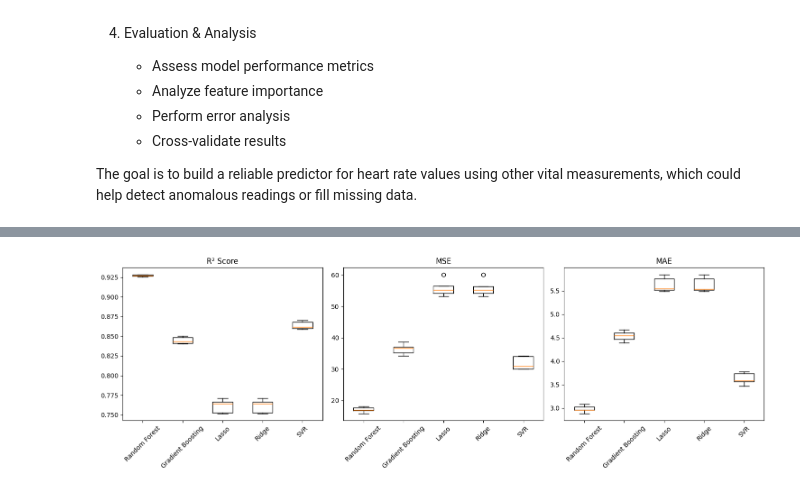
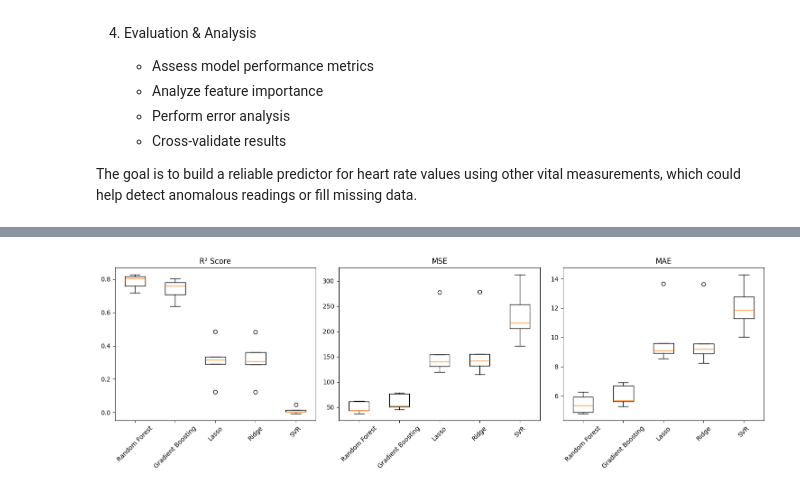
Before and after one commit to scscodes/standalone-notebooks, a Jupyter notebook: 02_supervised.ipynb, the cells around one changed output, grey strips where cells are left out. Saved outputs shown, nothing was run; the diff lists cells and outputs as text; code cells hidden in the pictures.

```diff
--- a/02_supervised.ipynb
+++ b/02_supervised.ipynb
@@ -77,18 +115,21 @@ X = df[feature_cols]
 """
 Feature Engineering: PCA Transformation
 ------------------------------------
-1. Scale features for PCA
+Applies PCA to already-scaled features for dimensionality reduction.
+
+Process:
+1. Apply PCA to scaled features from unsupervised analysis
 2. Determine optimal number of components
 3. Transform data and add PCA features
 4. Combine with original feature set
+
+Note: Input features are already scaled from unsupervised analysis,
+      so no additional scaling is needed before PCA.
 """
 
-# Scale features and apply PCA
-scaler = StandardScaler()
-X_scaled = scaler.fit_transform(X)
-
+# Apply PCA directly to scaled features
 pca = PCA()
-X_pca = pca.fit_transform(X_scaled)
+X_pca = pca.fit_transform(X)
 
 # Find optimal components for 95% variance
 n_components = np.argmax(pca.explained_variance_ratio_.cumsum() > 0.95) + 1
@@ -96,7 +137,13 @@ print(f"Number of components explaining 95% variance: {n_components}")
 
 # Add PCA components to feature set
 pca = PCA(n_components=n_components)
-X_pca = pca.fit_transform(X_scaled)
+X_pca = pca.fit_transform(X)
 for i in range(n_components):
     X[f'pca_{i}'] = X_pca[:, i]
+
+# Display variance explained by components
+cumulative_variance = pca.explained_variance_ratio_.cumsum()
+print("\nVariance Explained:")
+for i, var in enumerate(cumulative_variance):
+    print(f"Components 1-{i+1}: {var:.3%}")
 # %% [output]
@@ -115,8 +181,8 @@ Feature Engineering: Anomaly Detection
 iso_forest = IsolationForest(random_state=42)
 ocsvm = OneClassSVM()
 
-X['isolation_forest_score'] = iso_forest.fit_predict(X_scaled)
-X['ocsvm_score'] = ocsvm.fit_predict(X_scaled)
+X['isolation_forest_score'] = iso_forest.fit_predict(X)
+X['ocsvm_score'] = ocsvm.fit_predict(X)
 
 # Combine anomaly scores
 X['combined_anomaly_score'] = (
@@ -140,7 +216,7 @@ Feature Engineering: Autoencoder Features
 """
 
 # Configure autoencoder dimensions
-input_dim = X_scaled.shape[1]
+input_dim = X.shape[1]
 encoding_dim = min(3, input_dim // 2)
 
 # Build and train autoencoder
@@ -155,14 +231,14 @@ encoder = Model(input_layer, encoded)
 
 # Train and extract features
 autoencoder.compile(optimizer='adam', loss='mse')
-autoencoder.fit(X_scaled, X_scaled,
+autoencoder.fit(X, X,
                 epochs=50,
                 batch_size=32,
                 shuffle=True,
                 verbose=0)
 
 # Add encoded features to dataset
-X_encoded = encoder.predict(X_scaled)
+X_encoded = encoder.predict(X)
 for i in range(encoding_dim):
     X[f'ae_feature_{i}'] = X_encoded[:, i]
 # %% [output]
@@ -353,35 +429,35 @@ models = {
 
 # Configure evaluation metrics
 scoring = {
     'r2': 'r2',
     'mse': make_scorer(mean_squared_error),
     'mae': make_scorer(mean_absolute_error)
 }
 
 # Perform comparative analysis
 results = {}
 for name, model in models.items():
-    cv_results = cross_validate(model, X_scaled, y,
+    cv_results = cross_validate(model, X, y,
                               scoring=scoring,
                               cv=5,
                               return_train_score=True)
     results[name] = cv_results
 
 # Visualize comparison results
 fig, axes = plt.subplots(1, 3, figsize=(15, 5))
 metrics = ['test_r2', 'test_mse', 'test_mae']
 titles = ['R² Score', 'MSE', 'MAE']
 
 for ax, metric, title in zip(axes, metrics, titles):
     scores = [results[model][metric] for model in results.keys()]
     ax.boxplot(scores, labels=list(results.keys()))
     ax.set_title(title)
     ax.tick_params(axis='x', rotation=45)
 
 plt.tight_layout()
 plt.show()
 # %% [output]
-[figure, old version]
+[figure, new version]
 # %%
 """
 Stacked Model Analysis
```
Also changed, not shown: parts of 14 cells of this notebook, 6 other files.
